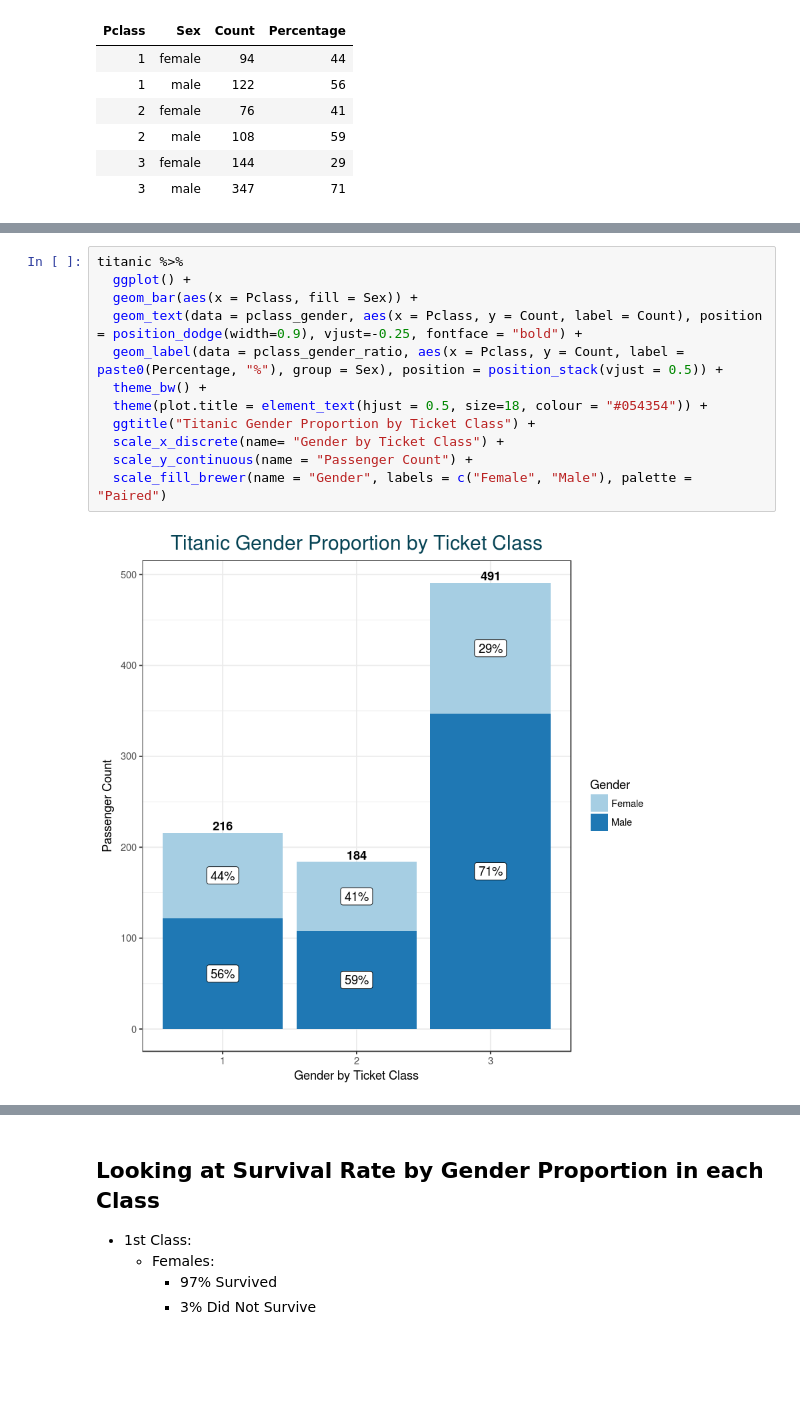
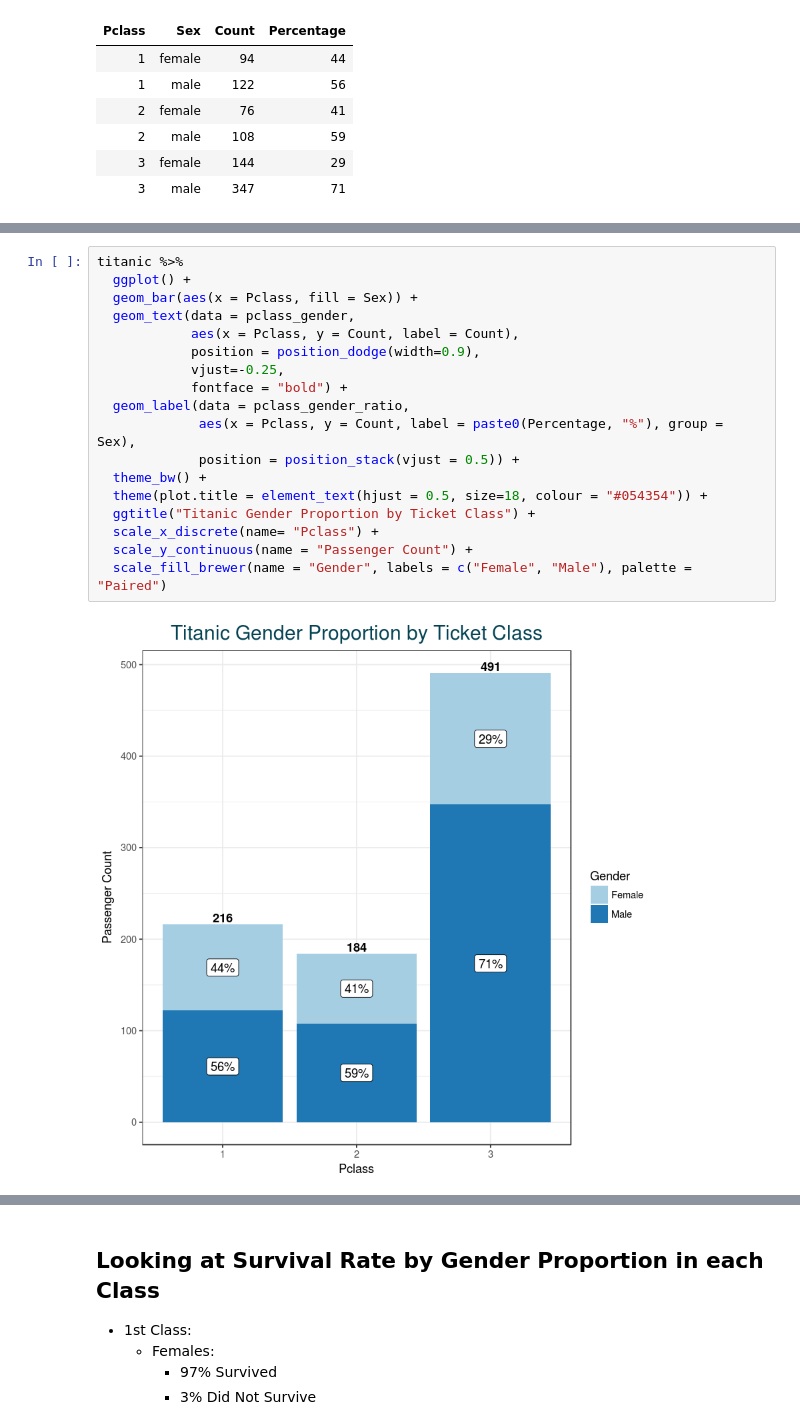
Before and after one commit to romabash/kaggle-titanic, a Jupyter notebook: notebooks/2_Initial-Visualization.ipynb, the cells around one changed output, grey strips where cells are left out. Drawn from its saved outputs; the diff is of its cells as text; blank space fills up the shorter version.

```diff
--- a/notebooks/2_Initial-Visualization.ipynb
+++ b/notebooks/2_Initial-Visualization.ipynb
@@ -313,14 +298,20 @@ pclass_gender_ratio
 # %%
 titanic %>%
   ggplot() +
   geom_bar(aes(x = Pclass, fill = Sex)) +
-  geom_text(data = pclass_gender, aes(x = Pclass, y = Count, label = Count), position = position_dodge(width=0.9), vjust=-0.25, fontface = "bold") +
-  geom_label(data = pclass_gender_ratio, aes(x = Pclass, y = Count, label = paste0(Percentage, "%"), group = Sex), position = position_stack(vjust = 0.5)) +
+  geom_text(data = pclass_gender,
+            aes(x = Pclass, y = Count, label = Count),
+            position = position_dodge(width=0.9),
+            vjust=-0.25,
+            fontface = "bold") +
+  geom_label(data = pclass_gender_ratio,
+             aes(x = Pclass, y = Count, label = paste0(Percentage, "%"), group = Sex),
+             position = position_stack(vjust = 0.5)) +
   theme_bw() +
   theme(plot.title = element_text(hjust = 0.5, size=18, colour = "#054354")) +
   ggtitle("Titanic Gender Proportion by Ticket Class") +
-  scale_x_discrete(name= "Gender by Ticket Class") +
+  scale_x_discrete(name= "Pclass") +
   scale_y_continuous(name = "Passenger Count") +
   scale_fill_brewer(name = "Gender", labels = c("Female", "Male"), palette = "Paired")
 # %% [output]
-[figure, old version]
+[figure, new version]
```
Also changed, not shown: parts of 16 cells of this notebook.
